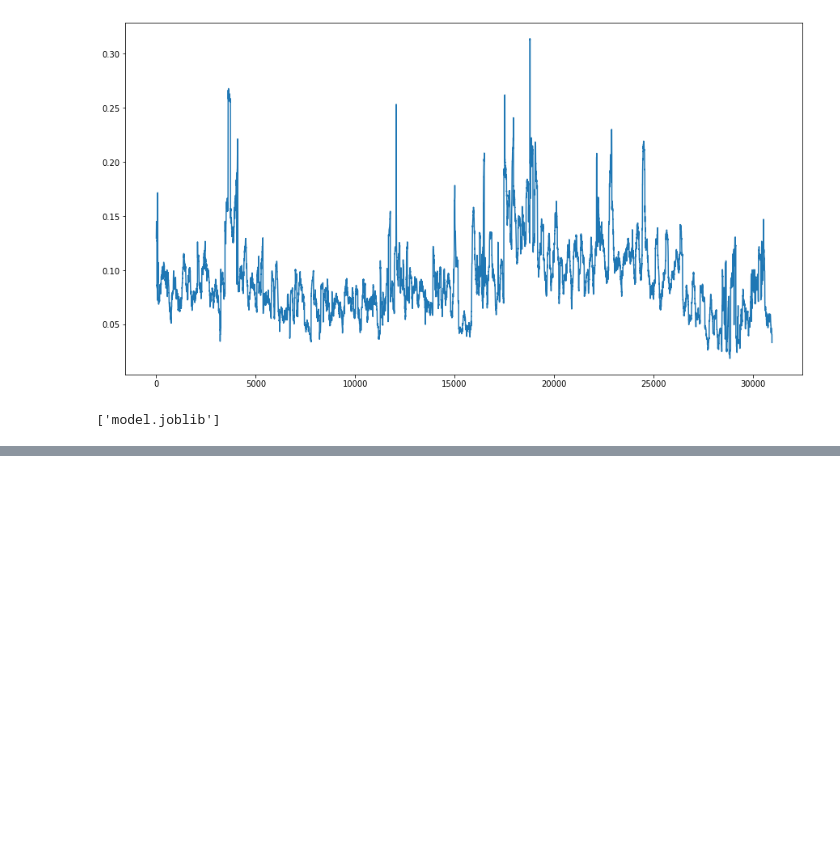
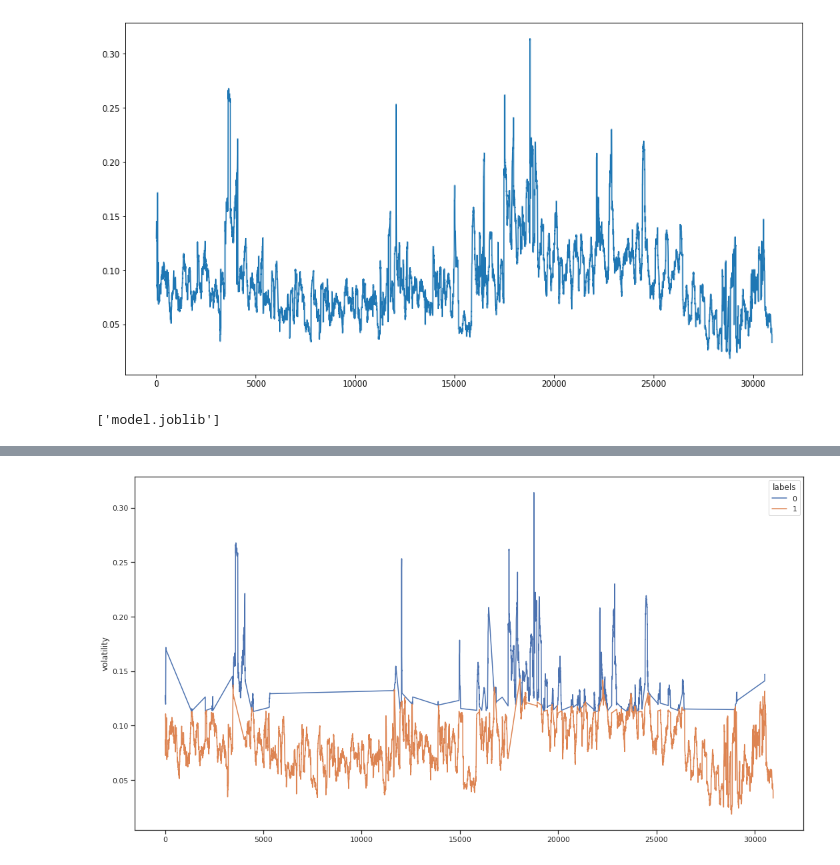
Before and after one commit to abefarkas/Thalassa_Regime_Classifier, a Jupyter notebook: notebooks/Sarah_FIPM_new_data-model-flow.ipynb, the cells around one changed output, grey strips where cells are left out. Cells and saved outputs as stored; diff of their text form; code cells hidden in the pictures; blank space fills up the shorter version.

```diff
--- a/notebooks/Sarah_FIPM_new_data-model-flow.ipynb
+++ b/notebooks/Sarah_FIPM_new_data-model-flow.ipynb
@@ -190,0 +214,6 @@ new_y2
+# %%
+fig = plt.figure(figsize=(15,8))
+sns.lineplot(data=new_y2, x = new_y2.index, y="volatility", hue='labels')
+plt.tight_layout()
+# %% [output]
+[figure, added]
```
Also changed, not shown: parts of 2 cells of this notebook, 5 other files.
